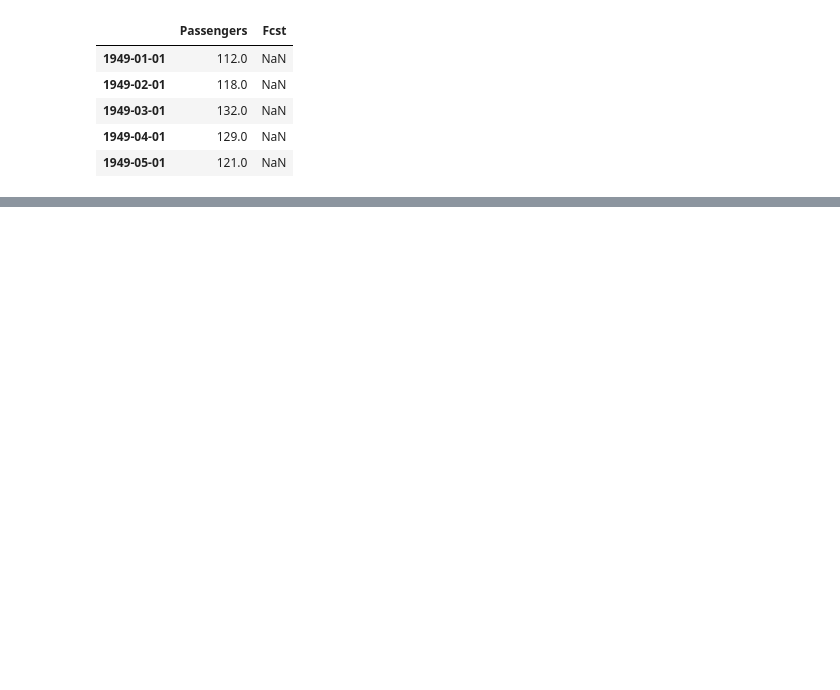
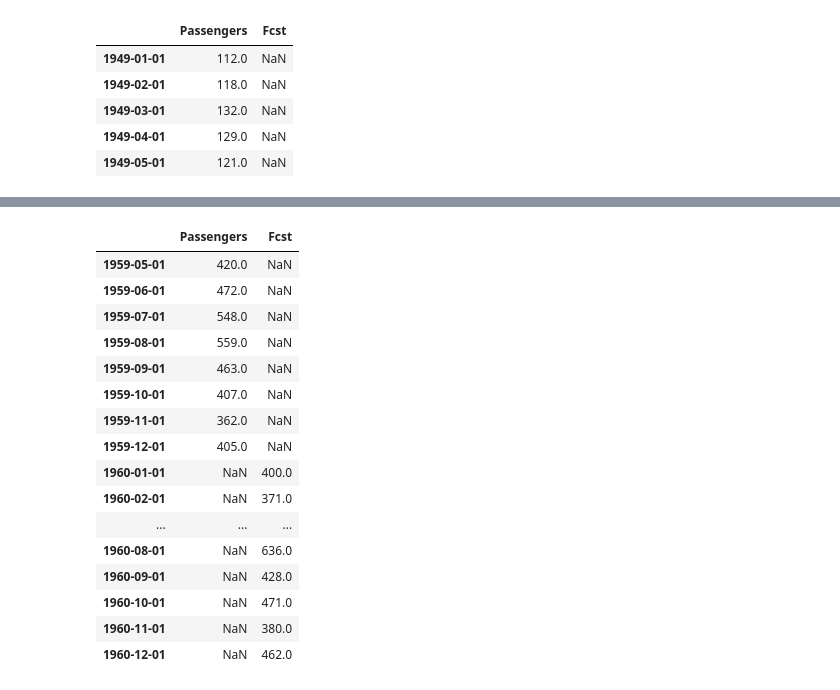
Before and after one commit to liuhui998/pe2, a Jupyter notebook: 04-concat-merge/answer-questions.ipynb, the cells around one changed output, grey strips where cells are left out. Saved outputs shown, nothing was run; the diff lists cells and outputs as text; code cells hidden in the pictures; blank space fills up the shorter version.

```diff
--- a/04-concat-merge/answer-questions.ipynb
+++ b/04-concat-merge/answer-questions.ipynb
@@ -284,0 +309,24 @@ fcst_df.plot()
+# %%
+# 大家仔细看，1960-01-01 之前的 Fcst 列的数据都是 NaN (为空)
+#           对于已发生的数据一般是不预测
+# 1960-01-01 及以后的 Passengers 列的数据都是 NaN (为空)
+# 对于未来的数据不知道，所以为空
+fcst_df.tail(20)
+# %% [output]
+|  | Passengers | Fcst |
+| 1959-05-01 | 420.0 | NaN |
+| 1959-06-01 | 472.0 | NaN |
+| 1959-07-01 | 548.0 | NaN |
+| 1959-08-01 | 559.0 | NaN |
+| 1959-09-01 | 463.0 | NaN |
+| 1959-10-01 | 407.0 | NaN |
+| 1959-11-01 | 362.0 | NaN |
+| 1959-12-01 | 405.0 | NaN |
+| 1960-01-01 | NaN | 400.0 |
+| 1960-02-01 | NaN | 371.0 |
+| ... | ... | ... |
+| 1960-08-01 | NaN | 636.0 |
+| 1960-09-01 | NaN | 428.0 |
+| 1960-10-01 | NaN | 471.0 |
+| 1960-11-01 | NaN | 380.0 |
+| 1960-12-01 | NaN | 462.0 |
```
Also changed, not shown: parts of 38 cells of this notebook, 6 other files.
